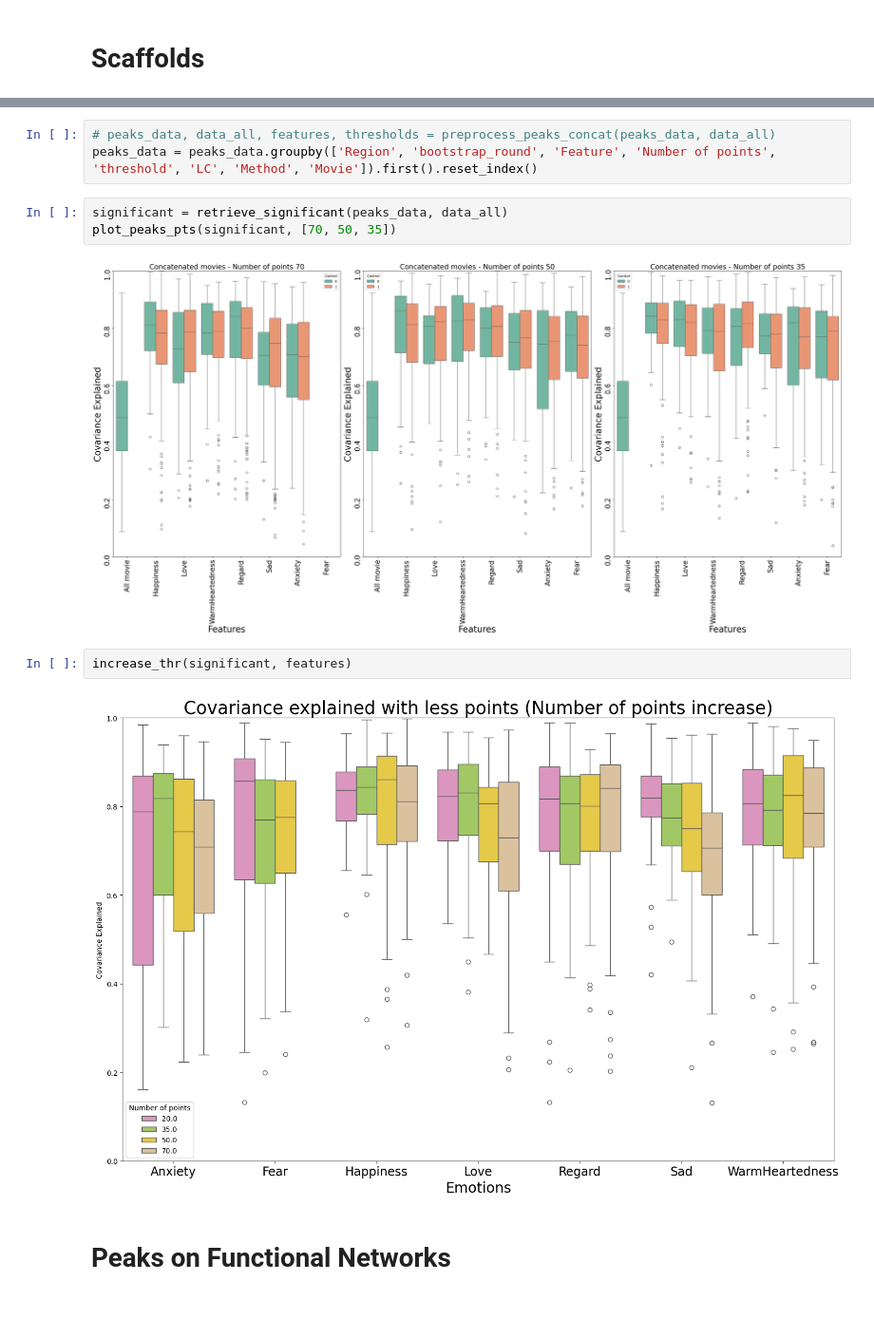
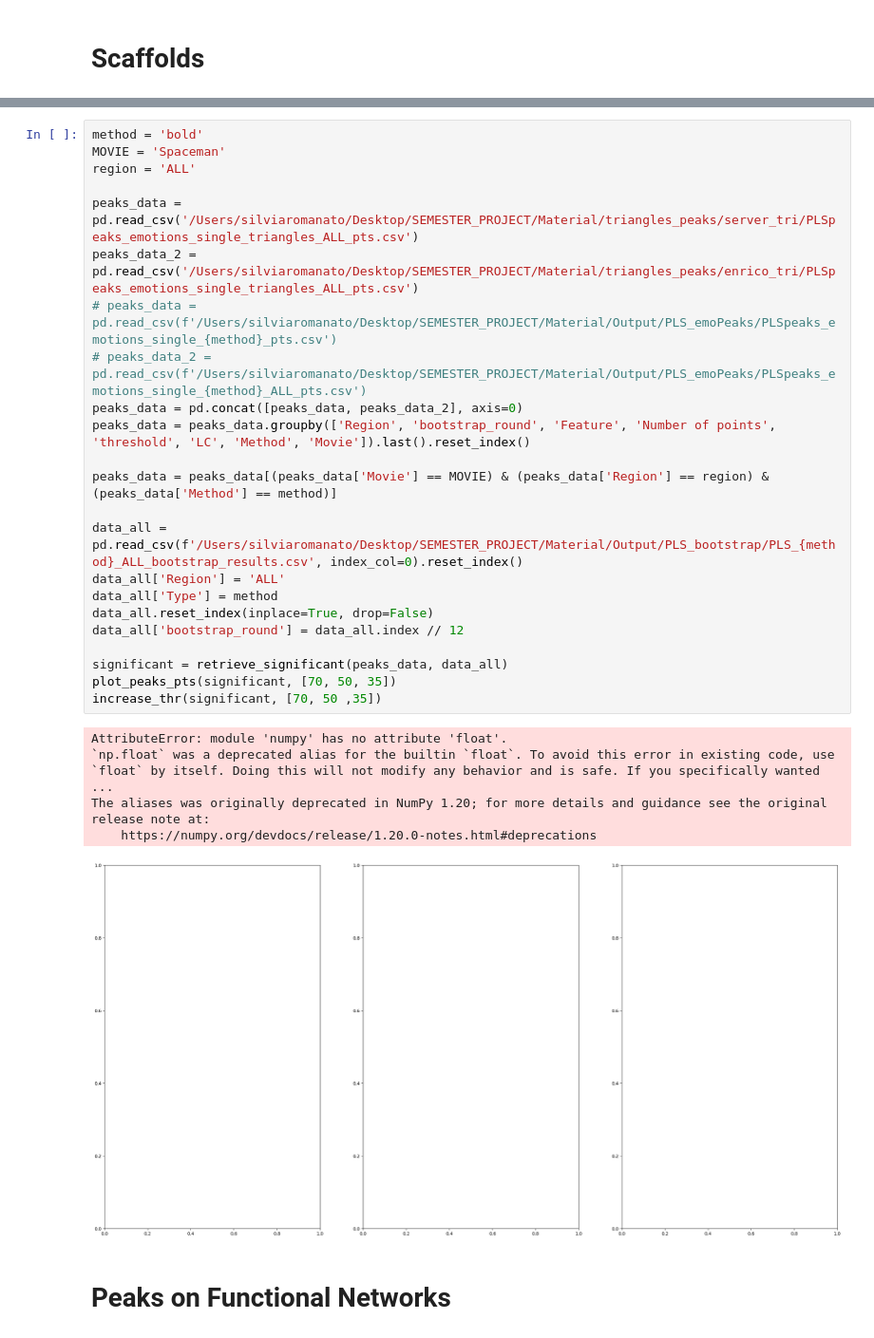
Before and after one commit to silviiaromanato/HigherOrder, a Jupyter notebook: Code/PLS_Silvia/viz.ipynb, the cells around one changed output, grey strips where cells are left out. Shown at 95% size. Saved outputs shown, nothing was run; the diff lists cells and outputs as text; blank space fills up the shorter version.

```diff
--- a/Code/PLS_Silvia/viz.ipynb
+++ b/Code/PLS_Silvia/viz.ipynb
@@ -630,14 +653,31 @@ data_all
-# %%
-# peaks_data, data_all, features, thresholds = preprocess_peaks_concat(peaks_data, data_all)
-peaks_data = peaks_data.groupby(['Region', 'bootstrap_round', 'Feature', 'Number of points', 'threshold', 'LC', 'Method', 'Movie']).first().reset_index()
-# %%
-significant = retrieve_significant(peaks_data, data_all)
-plot_peaks_pts(significant, [70, 50, 35])
-# %% [output]
-[figure, removed]
-# %%
-increase_thr(significant, features)
-# %% [output]
-[figure, removed]
+# %%
+method = 'bold'
+MOVIE = 'Spaceman'
+region = 'ALL'
+
+peaks_data = pd.read_csv('/Users/silviaromanato/Desktop/SEMESTER_PROJECT/Material/triangles_peaks/server_tri/PLSpeaks_emotions_single_triangles_ALL_pts.csv')
+peaks_data_2 = pd.read_csv('/Users/silviaromanato/Desktop/SEMESTER_PROJECT/Material/triangles_peaks/enrico_tri/PLSpeaks_emotions_single_triangles_ALL_pts.csv')
+# peaks_data = pd.read_csv(f'/Users/silviaromanato/Desktop/SEMESTER_PROJECT/Material/Output/PLS_emoPeaks/PLSpeaks_emotions_single_{method}_pts.csv')
+# peaks_data_2 = pd.read_csv(f'/Users/silviaromanato/Desktop/SEMESTER_PROJECT/Material/Output/PLS_emoPeaks/PLSpeaks_emotions_single_{method}_ALL_pts.csv')
+peaks_data = pd.concat([peaks_data, peaks_data_2], axis=0)
+peaks_data = peaks_data.groupby(['Region', 'bootstrap_round', 'Feature', 'Number of points', 'threshold', 'LC', 'Method', 'Movie']).last().reset_index()
+
+peaks_data = peaks_data[(peaks_data['Movie'] == MOVIE) & (peaks_data['Region'] == region) & (peaks_data['Method'] == method)]
+
+data_all = pd.read_csv(f'/Users/silviaromanato/Desktop/SEMESTER_PROJECT/Material/Output/PLS_bootstrap/PLS_{method}_ALL_bootstrap_results.csv', index_col=0).reset_index()
+data_all['Region'] = 'ALL'
+data_all['Type'] = method
+data_all.reset_index(inplace=True, drop=False)
+data_all['bootstrap_round'] = data_all.index // 12
+
+significant = retrieve_significant(peaks_data, data_all)
+plot_peaks_pts(significant, [70, 50, 35])
+increase_thr(significant, [70, 50 ,35])
+# %% [output]
+AttributeError: module 'numpy' has no attribute 'float'.
+`np.float` was a deprecated alias for the builtin `float`. To avoid this error in existing code, use `float` by itself. Doing this will not modify any behavior and is safe. If you specifically wanted  ...
+The aliases was originally deprecated in NumPy 1.20; for more details and guidance see the original release note at:
+    https://numpy.org/devdocs/release/1.20.0-notes.html#deprecations
+[figure, added]
 # %% [markdown]
 # **Peaks on Functional Networks**
```
Also changed, not shown: parts of 26 cells of this notebook, 3 other files.
